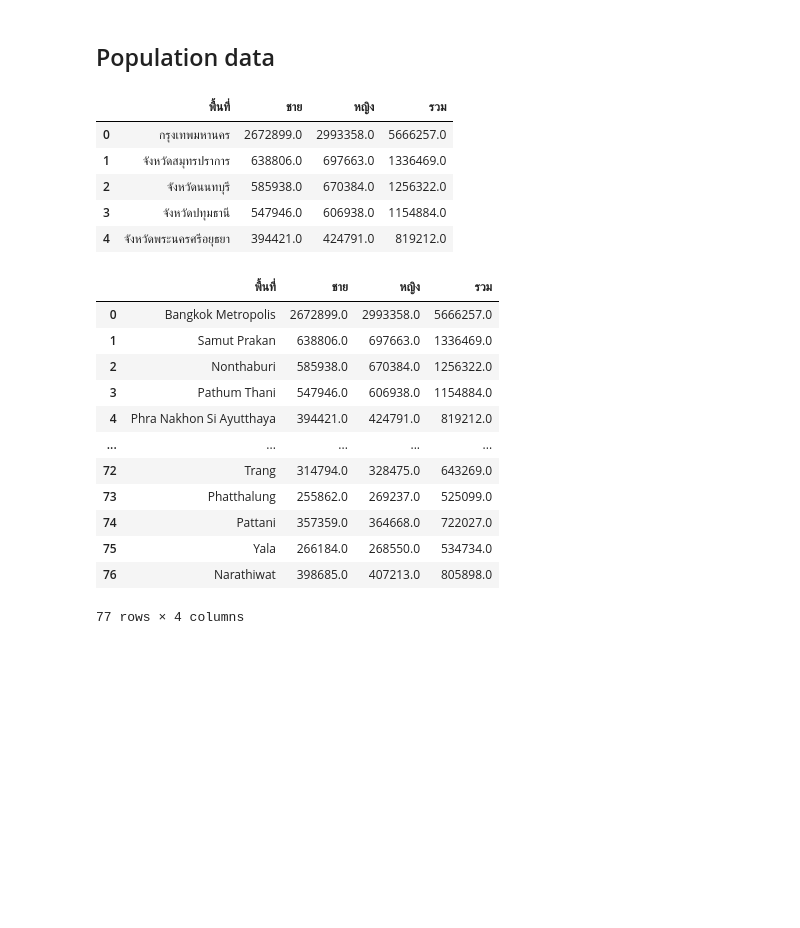
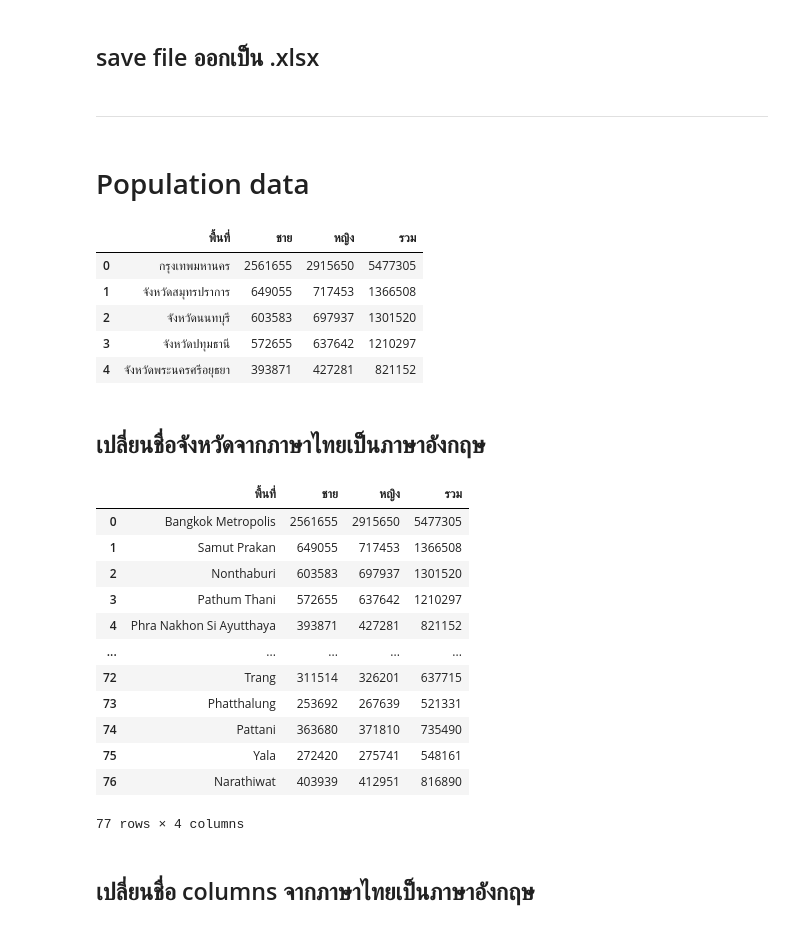
Before and after one commit to mill-ornrakorn/Spatiotemporal-epidemiology-and-analysis-of-mental-health-conditions-in-Thailand, a Jupyter notebook: 1-Data preparation.ipynb, the cells around one changed output. Saved outputs shown, nothing was run; the diff lists cells and outputs as text; code cells hidden in the pictures; blank space fills up the shorter version.

```diff
--- a/1-Data preparation.ipynb
+++ b/1-Data preparation.ipynb
@@ -220,0 +278,2 @@ memory usage: 12.2+ KB
+# %% [markdown]
+## save file ออกเป็น .xlsx
@@ -221,17 +283,23 @@ memory usage: 12.2+ KB
+# %% [markdown]
+
+
+---
 # %% [markdown]
-## Population data
+# Population data
 # %%
 # เปิดไฟล์
 import pandas as pd
-population_data = pd.read_excel('population_62.xlsx')
+population_data = pd.read_excel('/content/drive/MyDrive/ColabNotebooks/Thai Mental/population_66.xlsx')
 population_data.head()
 # %% [output]
 |  | พื้นที่ | ชาย | หญิง | รวม |
-| 0 | กรุงเทพมหานคร | 2672899.0 | 2993358.0 | 5666257.0 |
-| 1 | จังหวัดสมุทรปราการ | 638806.0 | 697663.0 | 1336469.0 |
-| 2 | จังหวัดนนทบุรี | 585938.0 | 670384.0 | 1256322.0 |
-| 3 | จังหวัดปทุมธานี | 547946.0 | 606938.0 | 1154884.0 |
-| 4 | จังหวัดพระนครศรีอยุธยา | 394421.0 | 424791.0 | 819212.0 |
+| 0 | กรุงเทพมหานคร | 2561655 | 2915650 | 5477305 |
+| 1 | จังหวัดสมุทรปราการ | 649055 | 717453 | 1366508 |
+| 2 | จังหวัดนนทบุรี | 603583 | 697937 | 1301520 |
+| 3 | จังหวัดปทุมธานี | 572655 | 637642 | 1210297 |
+| 4 | จังหวัดพระนครศรีอยุธยา | 393871 | 427281 | 821152 |
+# %% [markdown]
+## เปลี่ยนชื่อจังหวัดจากภาษาไทยเป็นภาษาอังกฤษ
 # %%
 # เปลี่ยนชื่อจังหวัดจากภาษาไทยเป็นภาษาอังกฤษ
 population_data_province = population_data.replace({"พื้นที่": {"กรุงเทพมหานคร": "Bangkok Metropolis",
@@ -316,18 +384,20 @@ population_data_province = population_data.replace({"พื้นที่": {"
 population_data_province
 # %% [output]
 |  | พื้นที่ | ชาย | หญิง | รวม |
-| 0 | Bangkok Metropolis | 2672899.0 | 2993358.0 | 5666257.0 |
-| 1 | Samut Prakan | 638806.0 | 697663.0 | 1336469.0 |
-| 2 | Nonthaburi | 585938.0 | 670384.0 | 1256322.0 |
-| 3 | Pathum Thani | 547946.0 | 606938.0 | 1154884.0 |
-| 4 | Phra Nakhon Si Ayutthaya | 394421.0 | 424791.0 | 819212.0 |
+| 0 | Bangkok Metropolis | 2561655 | 2915650 | 5477305 |
+| 1 | Samut Prakan | 649055 | 717453 | 1366508 |
+| 2 | Nonthaburi | 603583 | 697937 | 1301520 |
+| 3 | Pathum Thani | 572655 | 637642 | 1210297 |
+| 4 | Phra Nakhon Si Ayutthaya | 393871 | 427281 | 821152 |
 | ... | ... | ... | ... | ... |
-| 72 | Trang | 314794.0 | 328475.0 | 643269.0 |
-| 73 | Phatthalung | 255862.0 | 269237.0 | 525099.0 |
-| 74 | Pattani | 357359.0 | 364668.0 | 722027.0 |
-| 75 | Yala | 266184.0 | 268550.0 | 534734.0 |
-| 76 | Narathiwat | 398685.0 | 407213.0 | 805898.0 |
+| 72 | Trang | 311514 | 326201 | 637715 |
+| 73 | Phatthalung | 253692 | 267639 | 521331 |
+| 74 | Pattani | 363680 | 371810 | 735490 |
+| 75 | Yala | 272420 | 275741 | 548161 |
+| 76 | Narathiwat | 403939 | 412951 | 816890 |
 77 rows × 4 columns
+# %% [markdown]
+## เปลี่ยนชื่อ columns จากภาษาไทยเป็นภาษาอังกฤษ
 # %%
 # เปลี่ยนชื่อ columns จากภาษาไทยเป็นภาษาอังกฤษ
 population_data = population_data_province.rename(columns={"พื้นที่": "Province",
```
Also changed, not shown: parts of 35 cells of this notebook.
